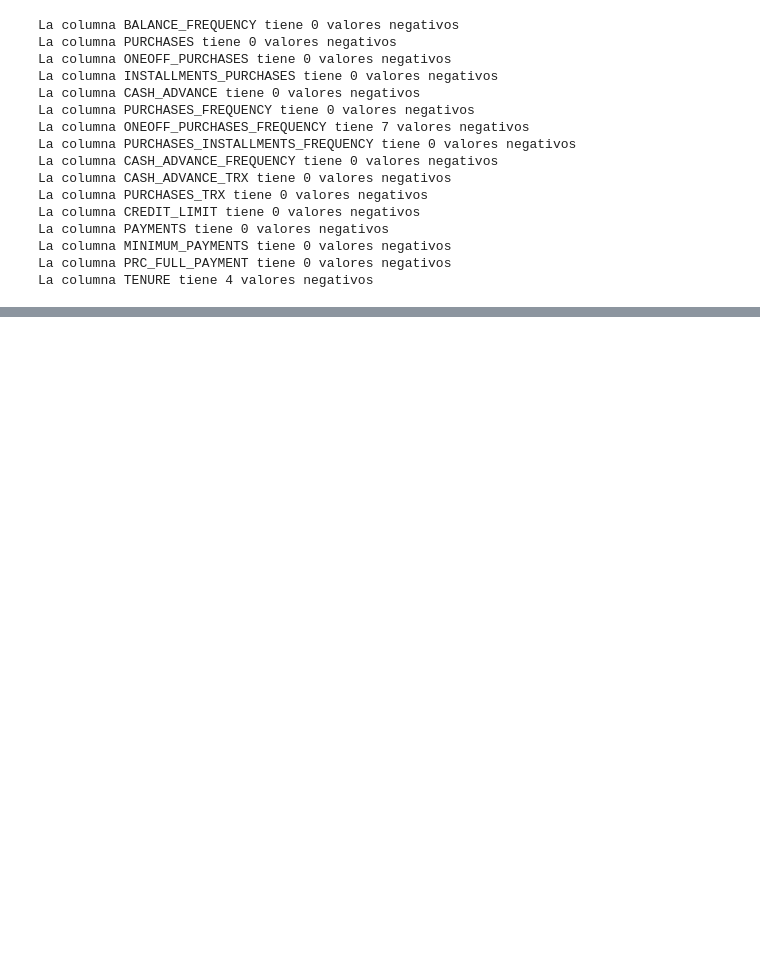
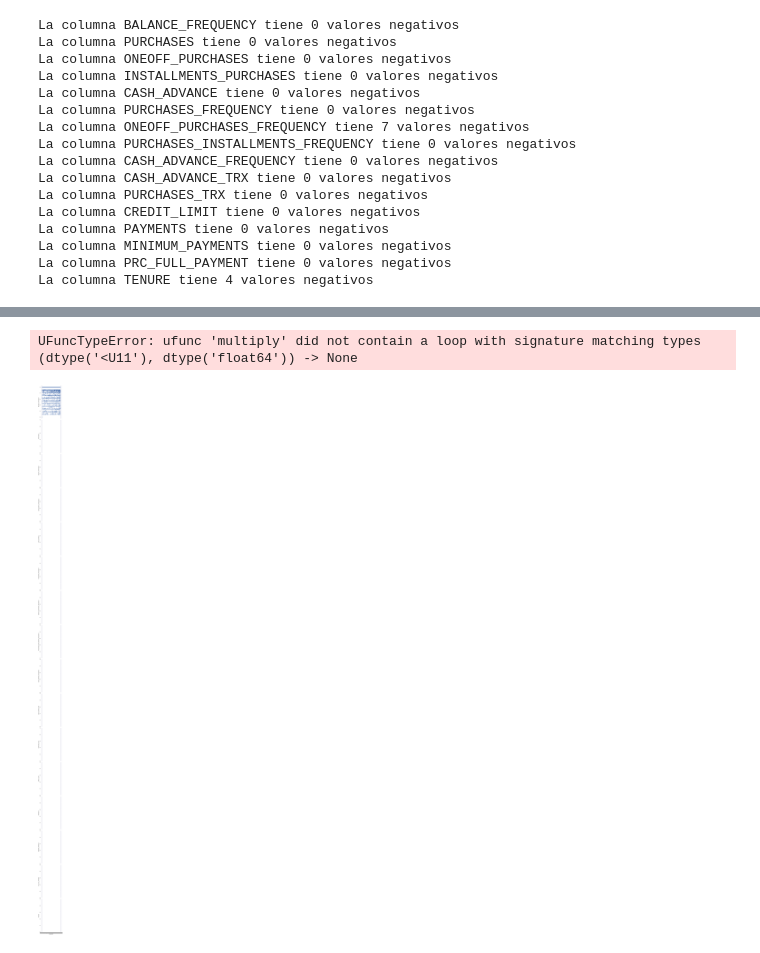
Before and after one commit to itsmemanuu/Lab01BI, a Jupyter notebook: LAB01.ipynb, the cells around one changed output, grey strips where cells are left out. Saved outputs shown, nothing was run; the diff lists cells and outputs as text; code cells hidden in the pictures; blank space fills up the shorter version.

```diff
--- a/LAB01.ipynb
+++ b/LAB01.ipynb
@@ -256,0 +310,6 @@ La columna TENURE tiene 4 valores negativos
+# %%
+#Grafica de barras de balance vs credit limit
+sns.pairplot(dataframe_alpes, x_vars=['BALANCE'], height=7, aspect=0.7, kind='reg')
+# %% [output]
+UFuncTypeError: ufunc 'multiply' did not contain a loop with signature matching types (dtype('<U11'), dtype('float64')) -> None
+[figure, added]
```
Also changed, not shown: parts of 10 cells of this notebook.
